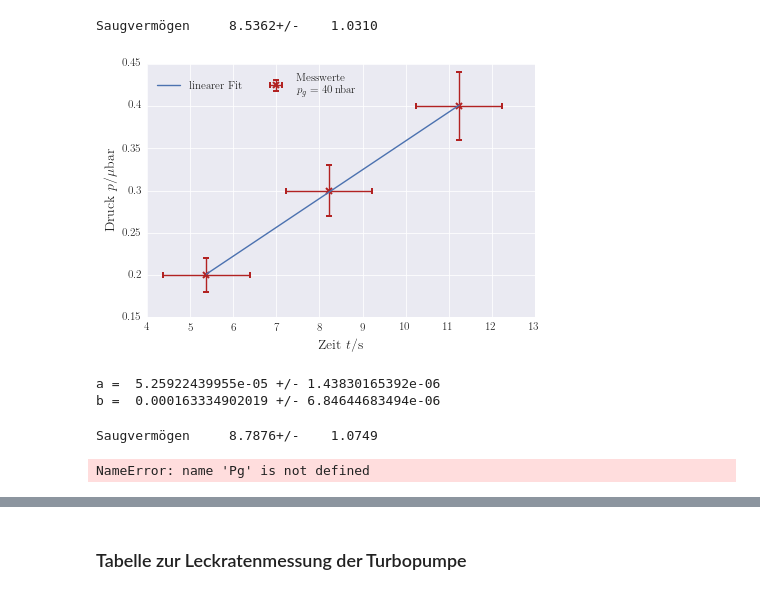
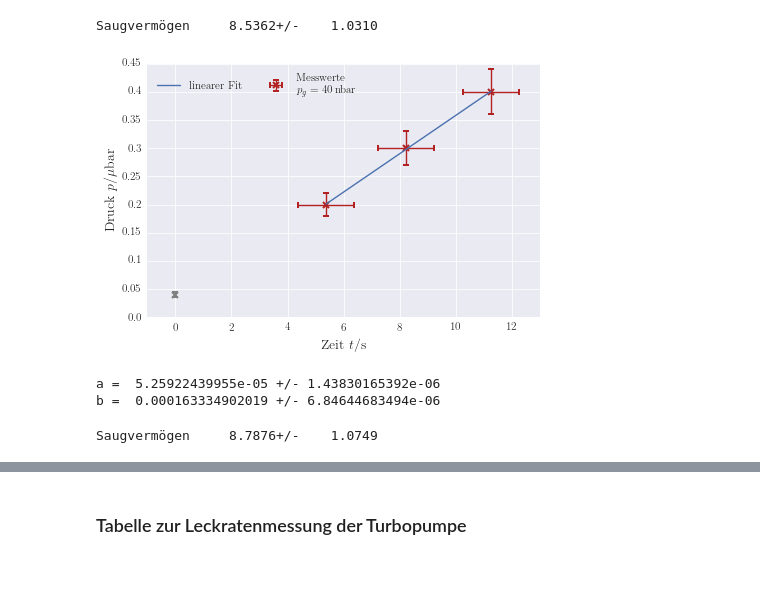
Before and after one commit to LuckyJosh/PhysikFP2015, a Jupyter notebook: 2_Vakuumphysik[ ]/Python/Auswertung.ipynb, the cells around one changed output, grey strips where cells are left out. Drawn from its saved outputs; the diff is of its cells as text; code cells hidden in the pictures.

```diff
--- a/2_Vakuumphysik[ ]/Python/Auswertung.ipynb
+++ b/2_Vakuumphysik[ ]/Python/Auswertung.ipynb
@@ -1131,17 +1139,19 @@ Saugvermögen     8.5362+/-    1.0310
 # %%
 #Plot der Messwerte
 plt.errorbar(noms(leak_turbopump_0_time_mean_sys_err),noms(leak_turbopump_0_pressure_err),
              xerr=stds(leak_turbopump_0_time_mean_sys_err),yerr=stds(leak_turbopump_0_pressure_err),
              marker="x",mew=2,color="firebrick",linestyle="",label="Messwerte\n $p_{g}=40\\,\\mathrm{nbar}$")
 plt.plot(X_006,linear(X_006,*popt_006),label="linearer Fit")
 axis_scale(axis="y",scale=1e03)
+plt.errorbar(0,4e-5,yerr=4e-6,marker="x",mew=2,color="gray")
+plt.xlim(-1,13)
 plt.xlabel(axis_label("Zeit",sym="t",unit="s"),axis_font)
 plt.ylabel(axis_label("Druck",sym="p",unit="\\mu bar"),axis_font)
 plt.legend(loc="best",ncol=2)
 plt.tight_layout()
 plt.savefig(path_graphics+"Leckrate_Turbo_0.pdf")
 # %% [output]
-[figure, old version]
+[figure, new version]
 # %%
 # Regression der Messwerte
 def linear(x,a,b):
@@ -1163,10 +1173,8 @@ V_007 = leak_turbopump_volume_recipient_err
 Pg_007 = leak_turbopump_equipressures_err[1]
 leak_flow_rate_1_err_007 = V_007/Pg_007 * leak_fit_1_err_007[0]
 print("Saugvermögen {:10.4f}".format(leak_flow_rate_1_err_007/1000000))
-Pg
 # %% [output]
 Saugvermögen     8.7876+/-    1.0749
-NameError: name 'Pg' is not defined
 # %%
 #Plot der Messwerte
 plt.errorbar(noms(leak_turbopump_1_time_mean_sys_err),noms(leak_turbopump_1_pressure_err),
```
Also changed, not shown: parts of 17 cells of this notebook, 30 other files.
